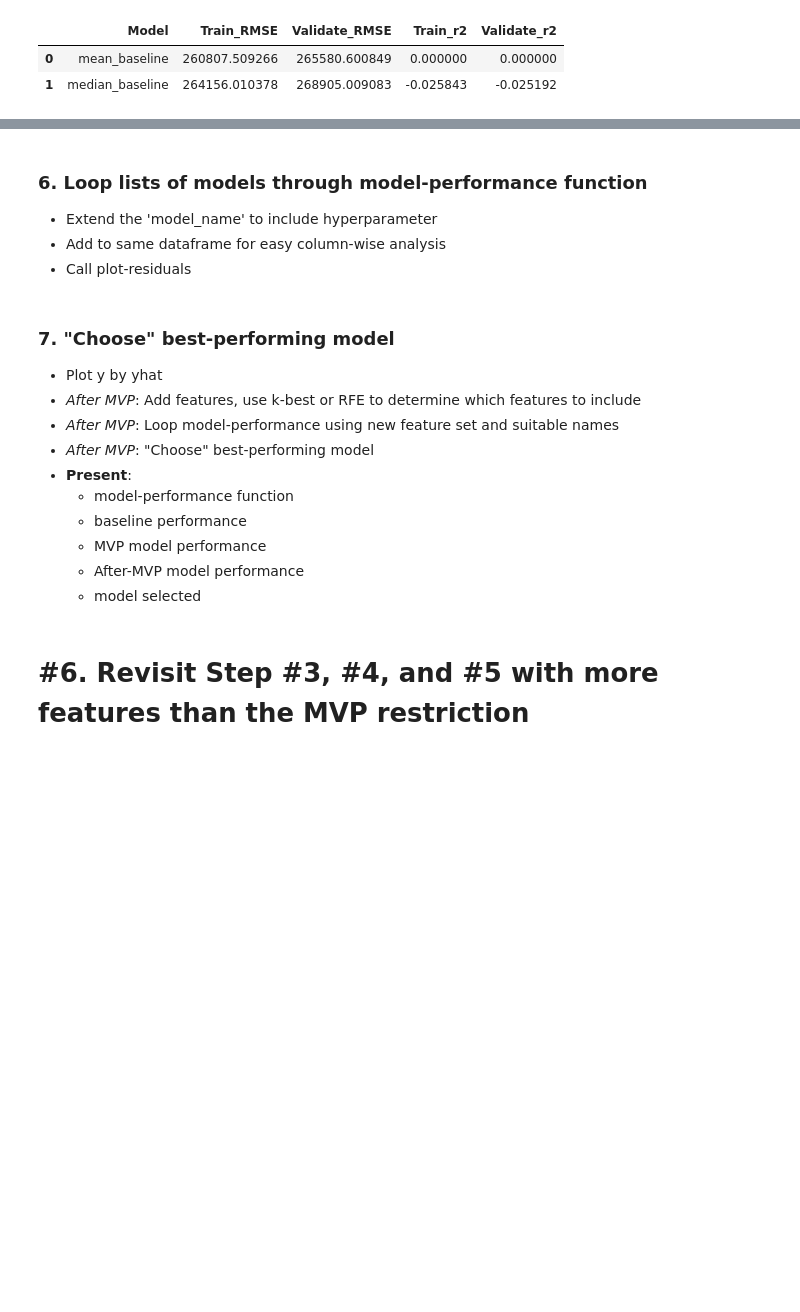
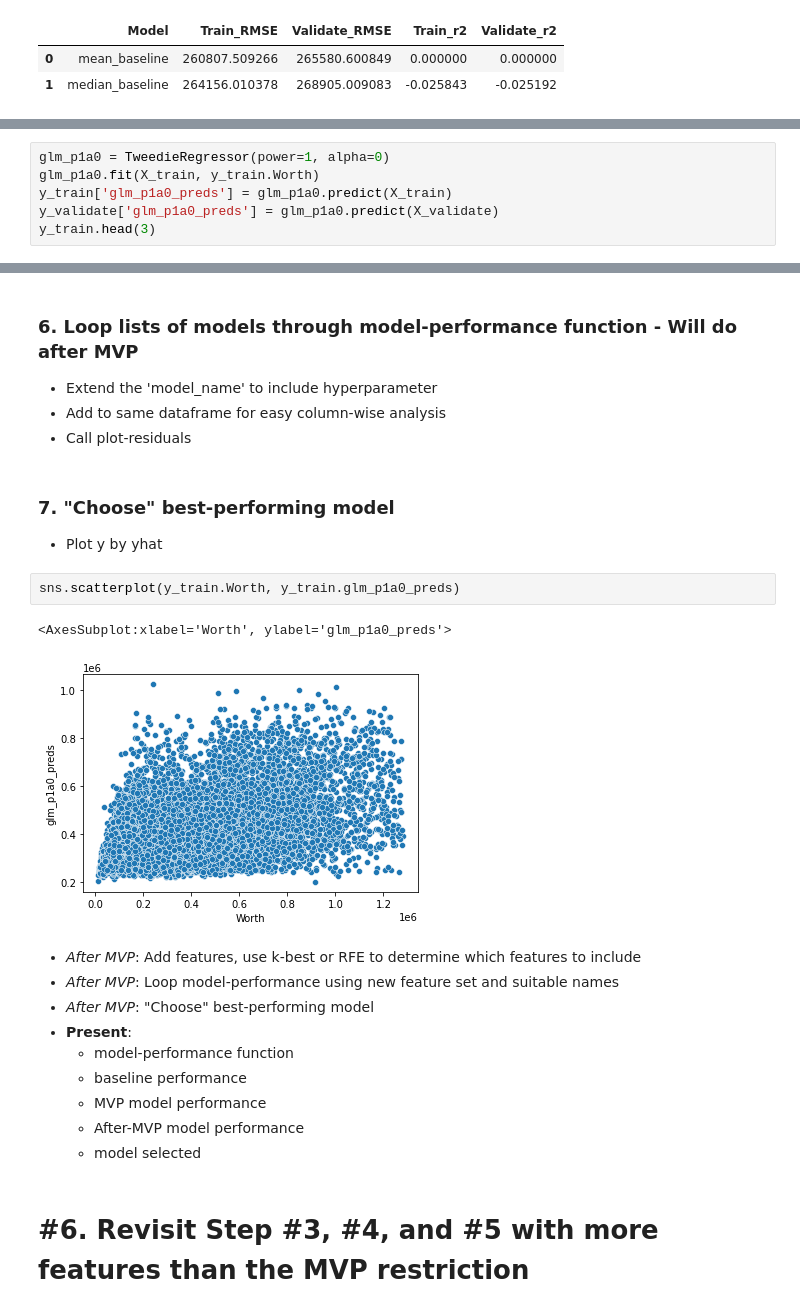
Before and after one commit to JacobPaxton/zillow-regression-project, a Jupyter notebook: draft_workspace.ipynb, the cells around one changed output, grey strips where cells are left out. Cells and saved outputs as stored; diff of their text form; blank space fills up the shorter version.

```diff
--- a/draft_workspace.ipynb
+++ b/draft_workspace.ipynb
@@ -427,0 +524,6 @@ running_df
+# %%
+glm_p1a0 = TweedieRegressor(power=1, alpha=0)
+glm_p1a0.fit(X_train, y_train.Worth)
+y_train['glm_p1a0_preds'] = glm_p1a0.predict(X_train)
+y_validate['glm_p1a0_preds'] = glm_p1a0.predict(X_validate)
+y_train.head(3)
@@ -428,11 +551,17 @@ running_df
 # %% [markdown]
-### 6. Loop lists of models through model-performance function
+### 6. Loop lists of models through model-performance function - Will do after MVP
 * Extend the 'model_name' to include hyperparameter
 * Add to same dataframe for easy column-wise analysis
 * Call plot-residuals
+# %% [markdown]
+### 7. "Choose" best-performing model
+* Plot y by yhat
+# %%
+sns.scatterplot(y_train.Worth, y_train.glm_p1a0_preds)
+# %% [output]
+<AxesSubplot:xlabel='Worth', ylabel='glm_p1a0_preds'>
+[figure, added]
 # %% [markdown]
-### 7. "Choose" best-performing model
-* Plot y by yhat
 * *After MVP*: Add features, use k-best or RFE to determine which features to include
 * *After MVP*: Loop model-performance using new feature set and suitable names
 * *After MVP*: "Choose" best-performing model
```
Also changed, not shown: parts of 51 cells of this notebook.
